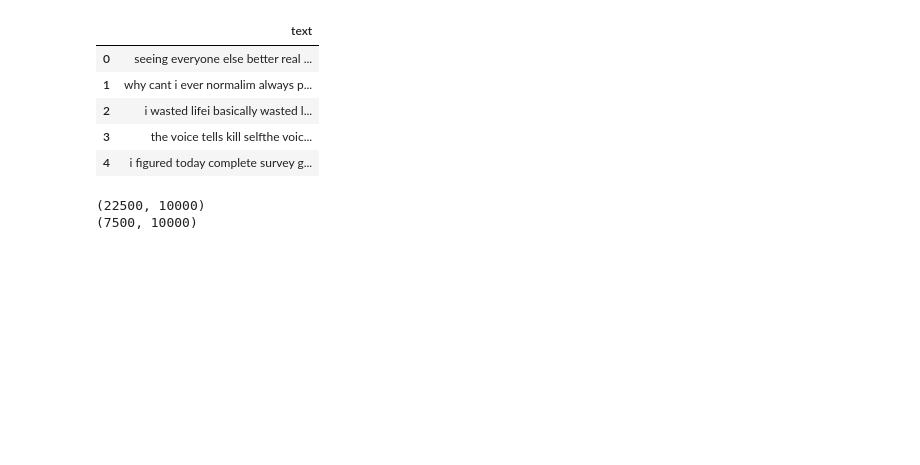
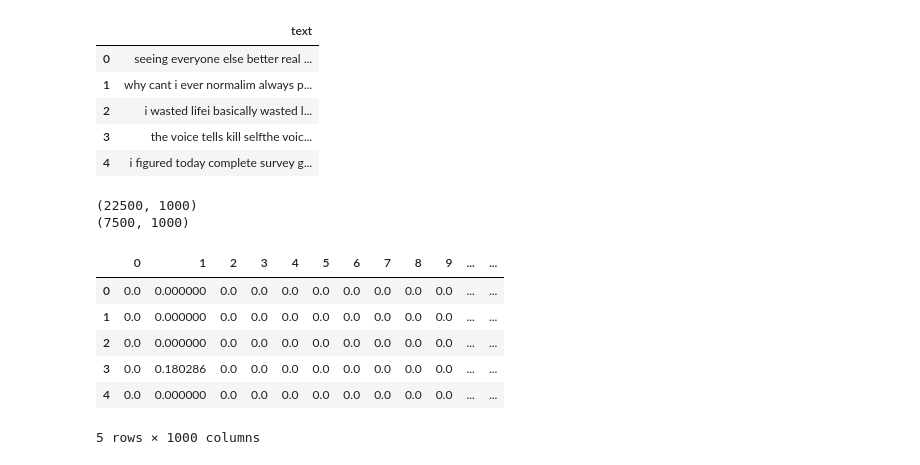
Before and after one commit to arnav10goel/CSE343-ML-Project, a Jupyter notebook: embeddings/TF_IDF.ipynb, the cells around one changed output. Cells and saved outputs as stored; diff of their text form; code cells hidden in the pictures; blank space fills up the shorter version.

```diff
--- a/embeddings/TF_IDF.ipynb
+++ b/embeddings/TF_IDF.ipynb
@@ -79,7 +79,7 @@ train_df['text'] = train_df['text'].apply(lambda x: ' '.join(x))
 test_df['text'] = test_df['text'].apply(lambda x: ' '.join(x))
 
 # TF-IDF
-vectorizer = TfidfVectorizer(max_features=10000)
+vectorizer = TfidfVectorizer(max_features=1000)
 train_vectors = vectorizer.fit_transform(train_df['text'])
 test_vectors = vectorizer.transform(test_df['text'])
 # %%
@@ -87,5 +87,5 @@ test_vectors = vectorizer.transform(test_df['text'])
 print(train_vectors.shape)
 print(test_vectors.shape)
 # %% [output]
-(22500, 10000)
-(7500, 10000)
+(22500, 1000)
+(7500, 1000)
@@ -101,0 +92,14 @@ np.save('test_tfidf.npy', test_tfidf)
+# %%
+# Convert the vectors to a dataframe
+train_vectors_df = pd.DataFrame(train_vectors.toarray())
+test_vectors_df = pd.DataFrame(test_vectors.toarray())
+
+train_vectors_df.head()
+# %% [output]
+|  | 0 | 1 | 2 | 3 | 4 | 5 | 6 | 7 | 8 | 9 | ... | ... |
+| 0 | 0.0 | 0.000000 | 0.0 | 0.0 | 0.0 | 0.0 | 0.0 | 0.0 | 0.0 | 0.0 | ... | ... |
+| 1 | 0.0 | 0.000000 | 0.0 | 0.0 | 0.0 | 0.0 | 0.0 | 0.0 | 0.0 | 0.0 | ... | ... |
+| 2 | 0.0 | 0.000000 | 0.0 | 0.0 | 0.0 | 0.0 | 0.0 | 0.0 | 0.0 | 0.0 | ... | ... |
+| 3 | 0.0 | 0.180286 | 0.0 | 0.0 | 0.0 | 0.0 | 0.0 | 0.0 | 0.0 | 0.0 | ... | ... |
+| 4 | 0.0 | 0.000000 | 0.0 | 0.0 | 0.0 | 0.0 | 0.0 | 0.0 | 0.0 | 0.0 | ... | ... |
+5 rows × 1000 columns
```
Also changed, not shown: parts of 2 cells of this notebook, 3 other files.
